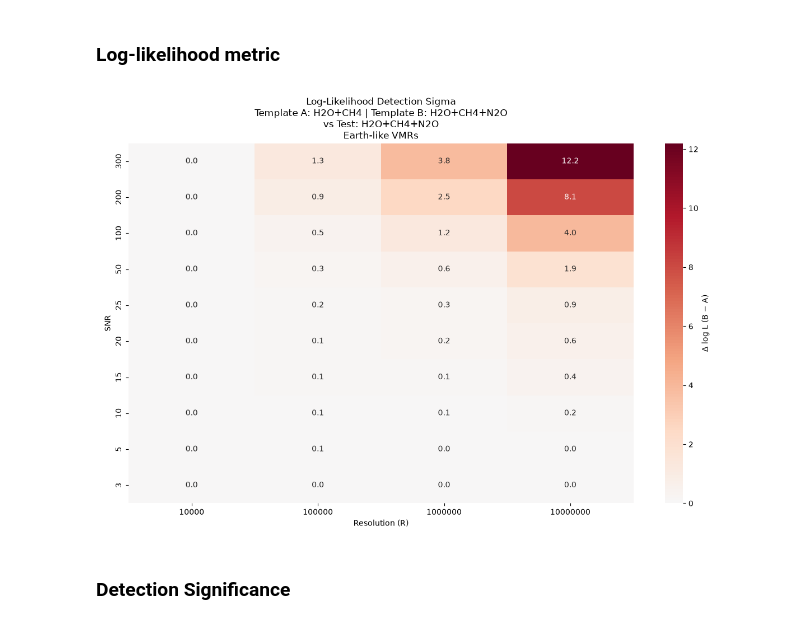
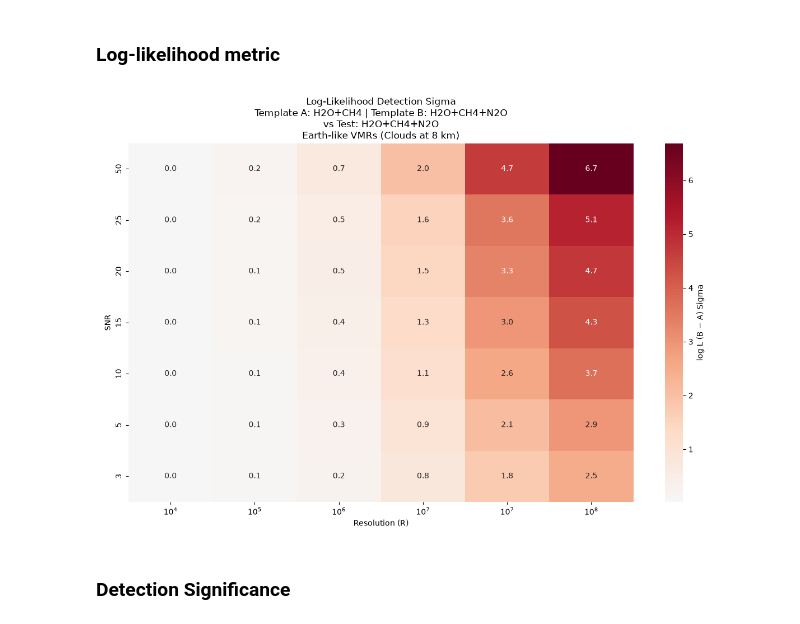
Before and after one commit to zanecollins/sgl_science_case, a Jupyter notebook: sgl_science_case/notebooks/reflectivity_model_cc_tests.ipynb, the cells around one changed output. Drawn from its saved outputs; the diff is of its cells as text; code cells hidden in the pictures.

```diff
--- a/sgl_science_case/notebooks/reflectivity_model_cc_tests.ipynb
+++ b/sgl_science_case/notebooks/reflectivity_model_cc_tests.ipynb
@@ -52,24 +76,9 @@ H2O_iso2
 # %%
 wl_min = 7.0
 wl_max = 8.5
-native_dwn = 0.0001     # cm^-1, native HITRAN-resolution sampling (HAPI side)
+native_dwn = 0.00005     # cm^-1, native HITRAN-resolution sampling (HAPI side)
 
 wn_min = 1e4/wl_max
 wn_max = 1e4/wl_min
-# %%
-#Global cache
-# abs_coef_cache = {}
-
-# Save absorption coefficient cache
-# with open('abs_coef_cache_15kmclouds_7to8_5_range.pkl', 'wb') as f:
-#     pickle.dump(abs_coef_cache, f)
-
-# print("Cache saved successfully!")
-
-# Open cache
-with open('data/abs_coef_cache_15kmclouds_7to8_5_range.pkl', 'rb') as f:
-    abs_coef_cache = pickle.load(f)
-
-# print("Cache loaded!")
 # %% [markdown]
 # Helper Functions
@@ -581,3 +570,0 @@ plt.show()
-# %%
-snr = 10
-noisy_trans, errors = inject_poisson_noise(trans, snr, mode='gaussian_approx')
@@ -600,6 +615,5 @@ plt.show()
 # %%
-scenarios = [[('H2O', 1), ('CH4', 1), ('N2O', 1)], [('H2O', 1), ('CH4', 1)], [('CH4', 1), ('N2O', 1)]] #[('H2O', 1)], [('N2O', 1)], [('CH4', 1)], [('H2O', 1), ('N2O', 1)]
-
+scenarios = [[('H2O', 1), ('CH4', 1), ('N2O', 1)], [('H2O', 1), ('CH4', 1)]]#, [('CH4', 1), ('N2O', 1)]] #[('H2O', 1)], [('N2O', 1)], [('CH4', 1)], [('H2O', 1), ('N2O', 1)]
 
 # recreating tables with correct wvenumber range
 # mols = [('H2O', 1), ('CH4', 1), ('N2O', 1)]
@@ -608,10 +622,9 @@ scenarios = [[('H2O', 1), ('CH4', 1), ('N2O', 1)], [('H2O', 1), ('CH4', 1)], [('
 #     table_name = f'{mol}_iso{isotope}'
 #     fetch(table_name,M,isotope,wn_min,wn_max)
 
+resolutions = [1e5, 1e6, 1e7, 1e8, 1.29e8]
+snrs = [3, 5, 10, 15, 20, 25, 50]#, 100, 200, 300]#, 1000]
 
-resolutions = [10000, 100000, 1e6, 1e7]
-snrs = [3, 5, 10, 15, 20, 25, 50, 100, 200, 300]#, 1000]
-
-res_dict = generate_res_dict(scenarios, resolutions, snrs, cloud_top=15.0, albedo=0.3)
+res_dict = generate_res_dict(scenarios, resolutions, snrs, cloud_top=8.0, albedo=0.3)
 # %% [output]
 Computing high-res for scenario: H2O+CH4+N2O
@@ -709,37 +703,43 @@ pivot = df_cc.pivot_table(
 annot = pivot.copy().astype(str)
 
 for i, snr in enumerate(pivot.index):
     for j, res in enumerate(pivot.columns):
         val = pivot.iloc[i, j]
         annot.iloc[i, j] = f"{val:.1f}"
 
 # ======================
 # Plot
 # ======================
 plt.figure(figsize=(12, 8))
 
-sns.heatmap(
+ax=sns.heatmap(
     pivot,
     cmap='RdBu_r',
     center=0,
     annot=annot,
     fmt='',
-    cbar_kws={'label': 'Δ log L (B − A)'}
+    cbar_kws={'label': 'log L (B − A) Sigma'}
 )
+
+
+
+xticklabels = [f"$10^{{{int(np.log10(r))}}}$" if r >= 1000 else str(int(r))
+               for r in pivot.columns]
+ax.set_xticklabels(xticklabels)
 
 plt.xlabel('Resolution (R)')
 plt.ylabel('SNR')
 plt.title(
     f'Log-Likelihood Detection Sigma\n'
     f'Template A: {template_A} | Template B: {template_B}\n'
     f'vs Test: {test_scen}\n'
-    'Earth-like VMRs'
+    'Earth-like VMRs (Clouds at 8 km)'
 )
 
 plt.tight_layout()
 plt.show()
 # %% [output]
-[figure, old version]
+[figure, new version]
 # %% [markdown]
 ### Detection Significance
 # %%
```
Also changed, not shown: parts of 16 cells of this notebook, 1 other file.
